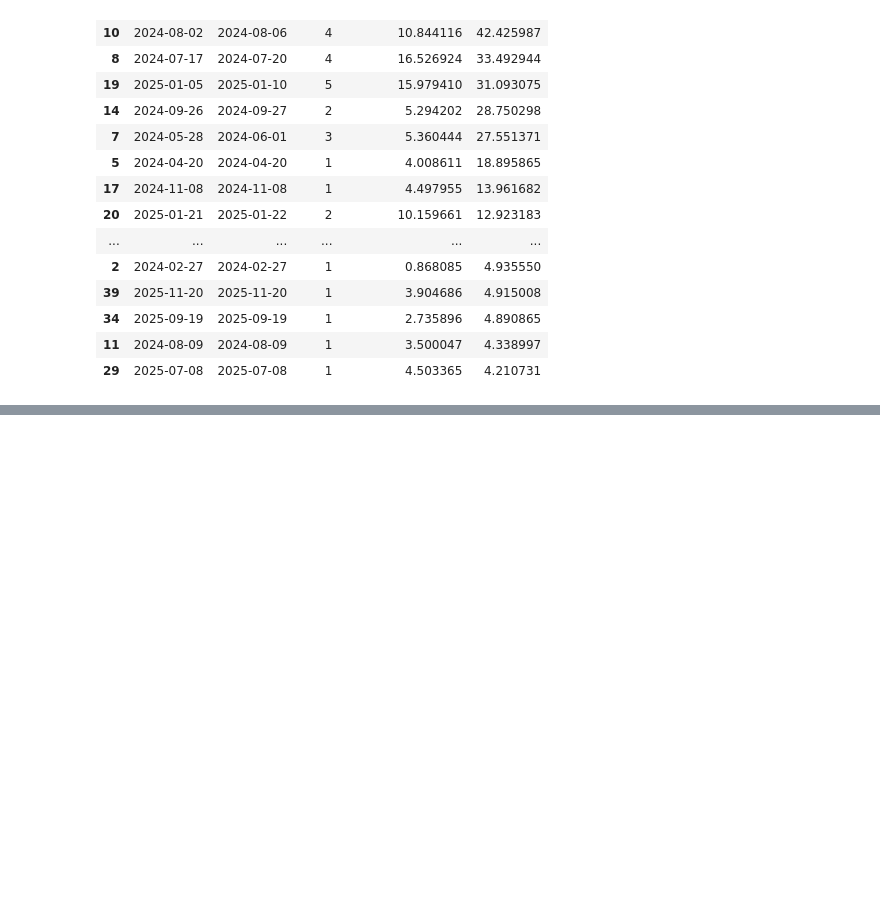
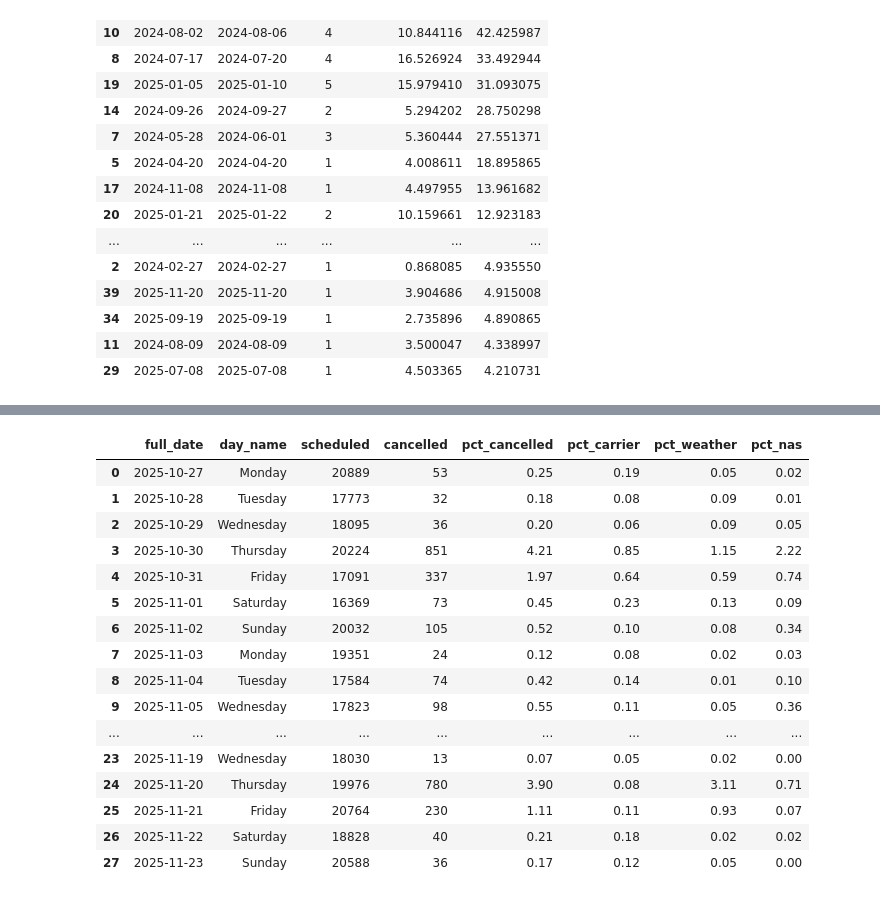
Before and after one commit to Mohamadyounes32/air-traffic-platform, a Jupyter notebook: notebooks/03_event_study.ipynb, the cells around one changed output, grey strips where cells are left out. Cells and saved outputs as stored; diff of their text form; code cells hidden in the pictures; blank space fills up the shorter version.

```diff
--- a/notebooks/03_event_study.ipynb
+++ b/notebooks/03_event_study.ipynb
@@ -113,0 +127,33 @@ events
+# %%
+window = q("""
+SELECT full_date, day_name,
+       COUNT(*)                                                                       AS scheduled,
+       COUNT(*) FILTER (WHERE is_cancelled)                                           AS cancelled,
+       ROUND(100.0 * AVG(is_cancelled::int), 2)                                       AS pct_cancelled,
+       ROUND(100.0 * COUNT(*) FILTER (WHERE cancellation_code = 'A') / COUNT(*), 2)   AS pct_carrier,
+       ROUND(100.0 * COUNT(*) FILTER (WHERE cancellation_code = 'B') / COUNT(*), 2)   AS pct_weather,
+       ROUND(100.0 * COUNT(*) FILTER (WHERE cancellation_code = 'C') / COUNT(*), 2)   AS pct_nas
+FROM analytics.v_flights
+WHERE full_date BETWEEN DATE '2025-10-27' AND DATE '2025-11-23'
+GROUP BY full_date, day_name
+ORDER BY full_date
+""")
+window
+# %% [output]
+|  | full_date | day_name | scheduled | cancelled | pct_cancelled | pct_carrier | pct_weather | pct_nas |
+| 0 | 2025-10-27 | Monday | 20889 | 53 | 0.25 | 0.19 | 0.05 | 0.02 |
+| 1 | 2025-10-28 | Tuesday | 17773 | 32 | 0.18 | 0.08 | 0.09 | 0.01 |
+| 2 | 2025-10-29 | Wednesday | 18095 | 36 | 0.20 | 0.06 | 0.09 | 0.05 |
+| 3 | 2025-10-30 | Thursday | 20224 | 851 | 4.21 | 0.85 | 1.15 | 2.22 |
+| 4 | 2025-10-31 | Friday | 17091 | 337 | 1.97 | 0.64 | 0.59 | 0.74 |
+| 5 | 2025-11-01 | Saturday | 16369 | 73 | 0.45 | 0.23 | 0.13 | 0.09 |
+| 6 | 2025-11-02 | Sunday | 20032 | 105 | 0.52 | 0.10 | 0.08 | 0.34 |
+| 7 | 2025-11-03 | Monday | 19351 | 24 | 0.12 | 0.08 | 0.02 | 0.03 |
+| 8 | 2025-11-04 | Tuesday | 17584 | 74 | 0.42 | 0.14 | 0.01 | 0.10 |
+| 9 | 2025-11-05 | Wednesday | 17823 | 98 | 0.55 | 0.11 | 0.05 | 0.36 |
+| ... | ... | ... | ... | ... | ... | ... | ... | ... |
+| 23 | 2025-11-19 | Wednesday | 18030 | 13 | 0.07 | 0.05 | 0.02 | 0.00 |
+| 24 | 2025-11-20 | Thursday | 19976 | 780 | 3.90 | 0.08 | 3.11 | 0.71 |
+| 25 | 2025-11-21 | Friday | 20764 | 230 | 1.11 | 0.11 | 0.93 | 0.07 |
+| 26 | 2025-11-22 | Saturday | 18828 | 40 | 0.21 | 0.18 | 0.02 | 0.02 |
+| 27 | 2025-11-23 | Sunday | 20588 | 36 | 0.17 | 0.12 | 0.05 | 0.00 |
```
Also changed, not shown: parts of 4 cells of this notebook, 3 other files.
